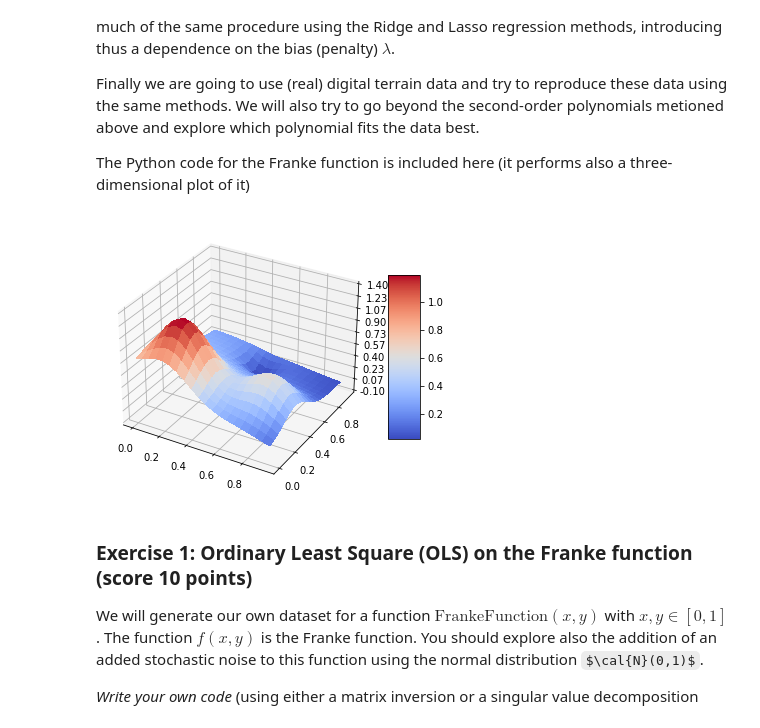
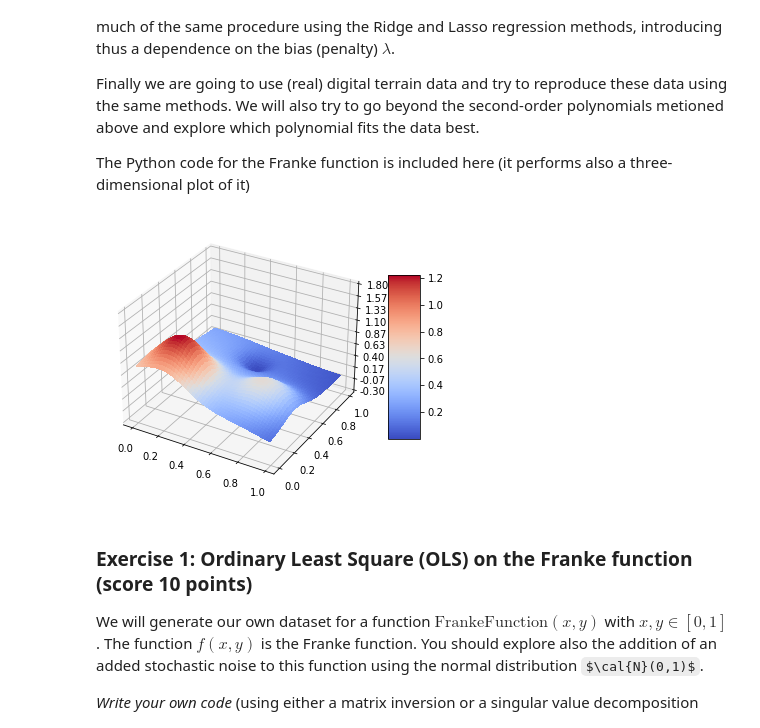
Before and after one commit to vetlenev/FYS-STK4155, a Jupyter notebook: Project1_v2.ipynb, the cells around one changed output. Saved outputs shown, nothing was run; the diff lists cells and outputs as text; code cells hidden in the pictures; some formulas as TeX source.

```diff
--- a/Project1_v2.ipynb
+++ b/Project1_v2.ipynb
@@ -68,42 +68,41 @@ import numpy as np
 from random import random, seed
 
 # Make data.
-x = np.arange(0, 1, 0.05)
-y = np.arange(0, 1, 0.05)
+x = np.arange(0, 1, 0.01)
+y = np.arange(0, 1, 0.01)
 x, y = np.meshgrid(x,y)
 
 def FrankeFunction(x,y, noise_std=1, add_noise=False):
     term1 = 0.75*np.exp(-(0.25*(9*x-2)**2) - 0.25*((9*y-2)**2))
     term2 = 0.75*np.exp(-((9*x+1)**2)/49.0 - 0.1*(9*y+1))
     term3 = 0.5*np.exp(-(9*x-7)**2/4.0 - 0.25*((9*y-3)**2))
     term4 = -0.2*np.exp(-(9*x-4)**2 - (9*y-7)**2)
     np.random.seed(1436) # Use same random number generator
-    noise = np.random.normal(0, noise_std, len(x)) if add_noise else 0
+    noise = 0.5*np.random.normal(0, noise_std, (len(x),len(y))) if add_noise else 0
     return term1 + term2 + term3 + term4 + noise
 
-noise_std = 1
-z = FrankeFunction(x, y, noise_std)
+z = FrankeFunction(x, y)
 
 fig, ax = plt.subplots(subplot_kw={"projection": "3d"}, figsize=[6,6])
 
 def plot_Franke(fig, ax, x, y, z, clr=cm.coolwarm):
 
     # Plot the surface.
     surf = ax.plot_surface(x, y, z, cmap=clr,
                            linewidth=0, antialiased=False)
 
     # Customize the z axis.
-    ax.set_zlim(-0.10, 1.40)
+    ax.set_zlim(-0.30, 1.80)
     ax.zaxis.set_major_locator(LinearLocator(10))
     ax.zaxis.set_major_formatter(FormatStrFormatter('%.02f'))
 
     # Add a color bar which maps values to colors.
     fig.colorbar(surf, shrink=0.5, aspect=5)
 
 plot_Franke(fig, ax, x, y, z)
 plt.show()
 # %% [output]
-[figure, old version]
+[figure, new version]
 # %% [markdown]
 ### Exercise 1: Ordinary Least Square (OLS) on the Franke function (score 10 points)
 
```
Also changed, not shown: parts of 42 cells of this notebook, 38 other files.
